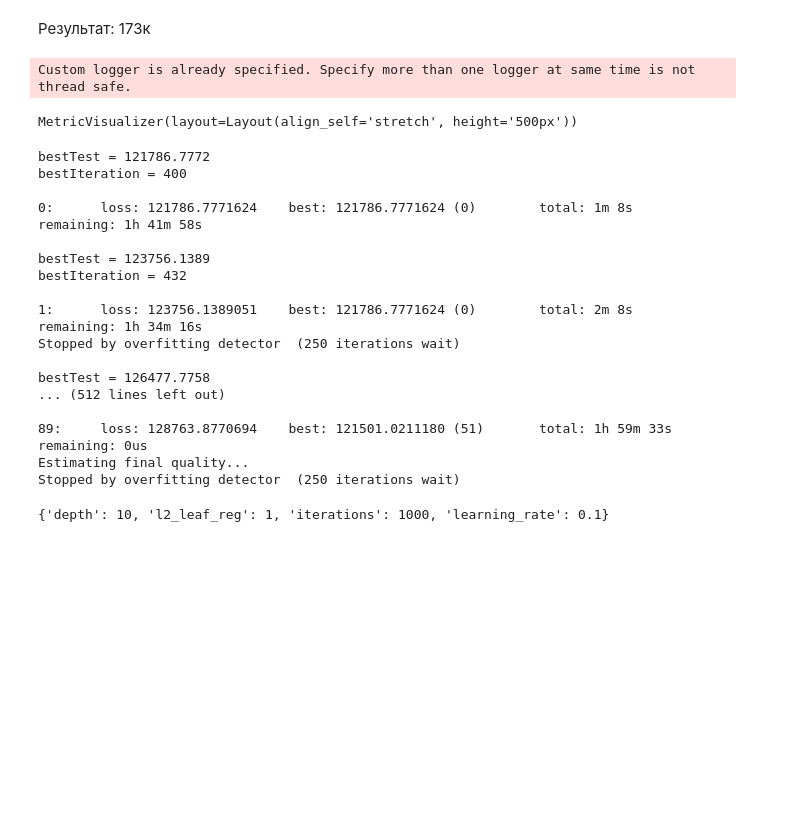
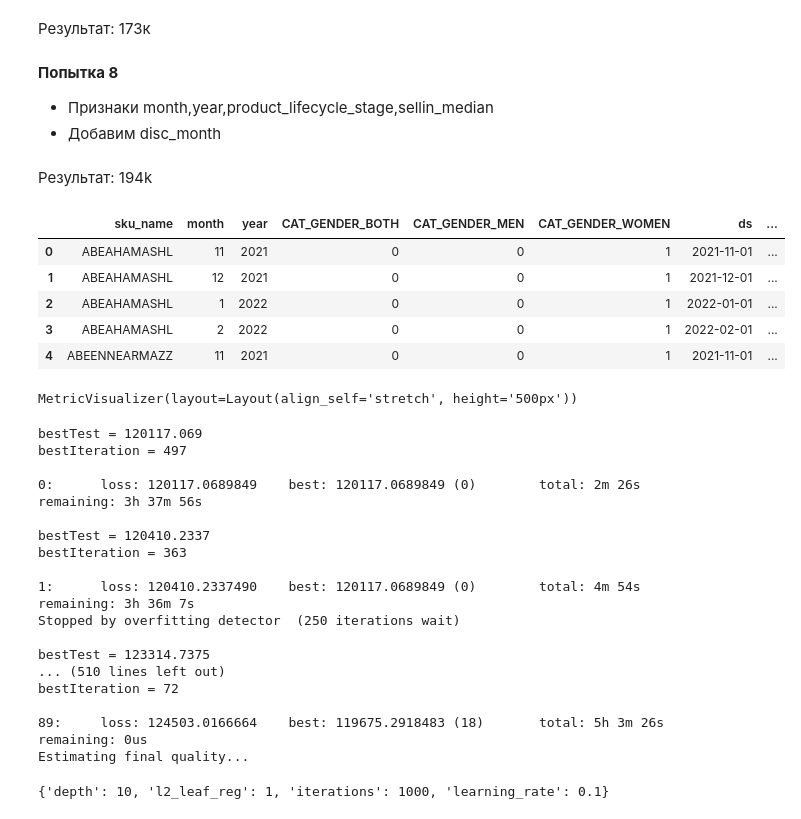
Before and after one commit to Andrezyy/fossil-demand, a Jupyter notebook: clear_notebook (ML).ipynb, the cells around one changed output. Drawn from its saved outputs; the diff is of its cells as text; code cells hidden in the pictures; blank space fills up the shorter version.

```diff
--- a/clear_notebook (ML).ipynb
+++ b/clear_notebook (ML).ipynb
@@ -137,10 +151,12 @@ for sku_name, group in test_sku_groups:
     try:
         elem, cumulative_coefs = cum_coefs_by_sku[sku_name]
         for idx, row in group.iterrows():
-            group.loc[idx,'sellout_general_trend'] = elem * cumulative_coefs[row['ds']]
+            #group.loc[idx,'sellout_general_trend'] = elem * cumulative_coefs[row['ds']]
+            group.loc[idx,'sellout'] = elem * cumulative_coefs[row['ds']]
     except:
         for idx, row in group.iterrows():
-            group.loc[idx,'sellout_general_trend'] = 0
+            #group.loc[idx,'sellout_general_trend'] = 0
+            group.loc[idx,'sellout'] = 30000
     if len(new_test_list)==0:
         new_test_list = [group.copy()]
     else:
@@ -239,3 +255,7 @@ features = ['month','year','product_lifecycle_stage','sellin_median','year_numbe
 cat_cols = ['month','year','product_lifecycle_stage']
 # %% [markdown]
 Результат: 173к
+# %% [markdown]
+**Попытка 8**
+- Признаки month,year,product_lifecycle_stage,sellin_median
+- Добавим disc_month
@@ -242,3 +265,14 @@ cat_cols = ['month','year','product_lifecycle_stage']
+# %% [markdown]
+Результат: 194k
+# %%
+test.head()
+# %% [output]
+|  | sku_name | month | year | CAT_GENDER_BOTH | CAT_GENDER_MEN | CAT_GENDER_WOMEN | ds | ... |
+| 0 | ABEAHAMASHL | 11 | 2021 | 0 | 0 | 1 | 2021-11-01 | ... |
+| 1 | ABEAHAMASHL | 12 | 2021 | 0 | 0 | 1 | 2021-12-01 | ... |
+| 2 | ABEAHAMASHL | 1 | 2022 | 0 | 0 | 1 | 2022-01-01 | ... |
+| 3 | ABEAHAMASHL | 2 | 2022 | 0 | 0 | 1 | 2022-02-01 | ... |
+| 4 | ABEENNEARMAZZ | 11 | 2021 | 0 | 0 | 1 | 2021-11-01 | ... |
 # %%
 y_train = train['sellin']
 x = train.drop(columns = 'sellin')
@@ -254,27 +288,26 @@ params = {'l2_leaf_reg':[1,3,6],
           'n_estimators':range(500, 1501, 250)
          }
 # %%
-grid_search_res = model.grid_search(params, x_train[features], y_train, plot=True)
+grid_search_res = model.grid_search(params, x[features], y_train, plot=True)
 # %% [output]
-Custom logger is already specified. Specify more than one logger at same time is not thread safe.
+MetricVisualizer(layout=Layout(align_self='stretch', height='500px'))
-MetricVisualizer(layout=Layout(align_self='stretch', height='500px'))
+bestTest = 120117.069
+bestIteration = 497
+
+0:      loss: 120117.0689849    best: 120117.0689849 (0)        total: 2m 26s   remaining: 3h 37m 56s
+
+bestTest = 120410.2337
+bestIteration = 363
+
+1:      loss: 120410.2337490    best: 120117.0689849 (0)        total: 4m 54s   remaining: 3h 36m 7s
+Stopped by overfitting detector  (250 iterations wait)
+
+bestTest = 123314.7375
+... (510 lines left out)
+bestIteration = 72
+
+89:     loss: 124503.0166664    best: 119675.2918483 (18)       total: 5h 3m 26s        remaining: 0us
+Estimating final quality...
-bestTest = 121786.7772
-bestIteration = 400
-
-0:      loss: 121786.7771624    best: 121786.7771624 (0)        total: 1m 8s    remaining: 1h 41m 58s
-
-bestTest = 123756.1389
-bestIteration = 432
-
-1:      loss: 123756.1389051    best: 121786.7771624 (0)        total: 2m 8s    remaining: 1h 34m 16s
-Stopped by overfitting detector  (250 iterations wait)
-
-bestTest = 126477.7758
-... (512 lines left out)
-
-89:     loss: 128763.8770694    best: 121501.0211180 (51)       total: 1h 59m 33s       remaining: 0us
-Estimating final quality...
-Stopped by overfitting detector  (250 iterations wait)
 # %%
 grid_search_res['params']
 # %% [output]
```
Also changed, not shown: parts of 22 cells of this notebook.
